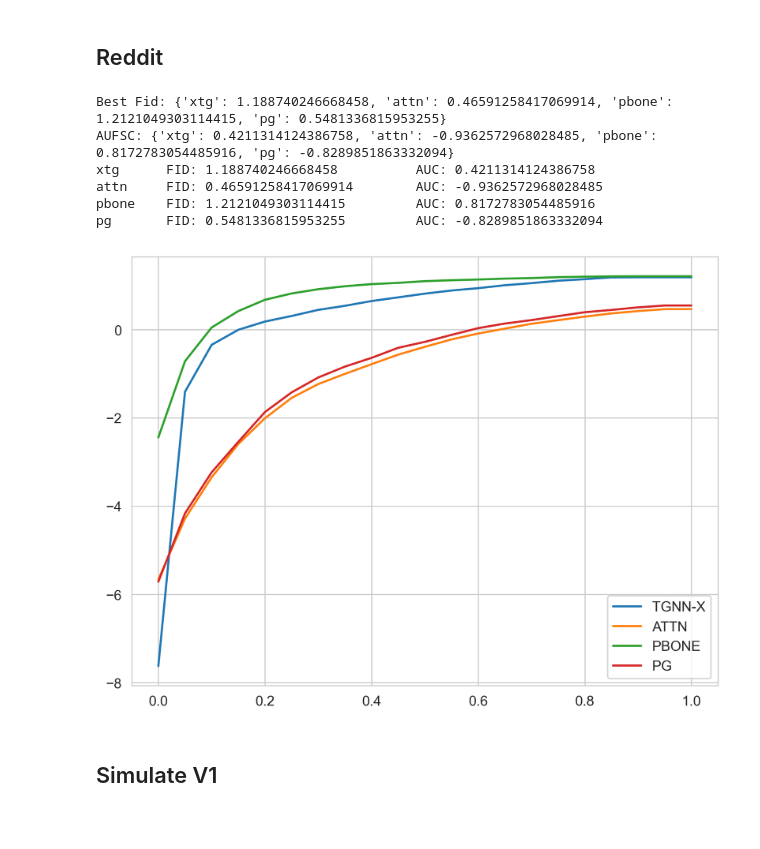
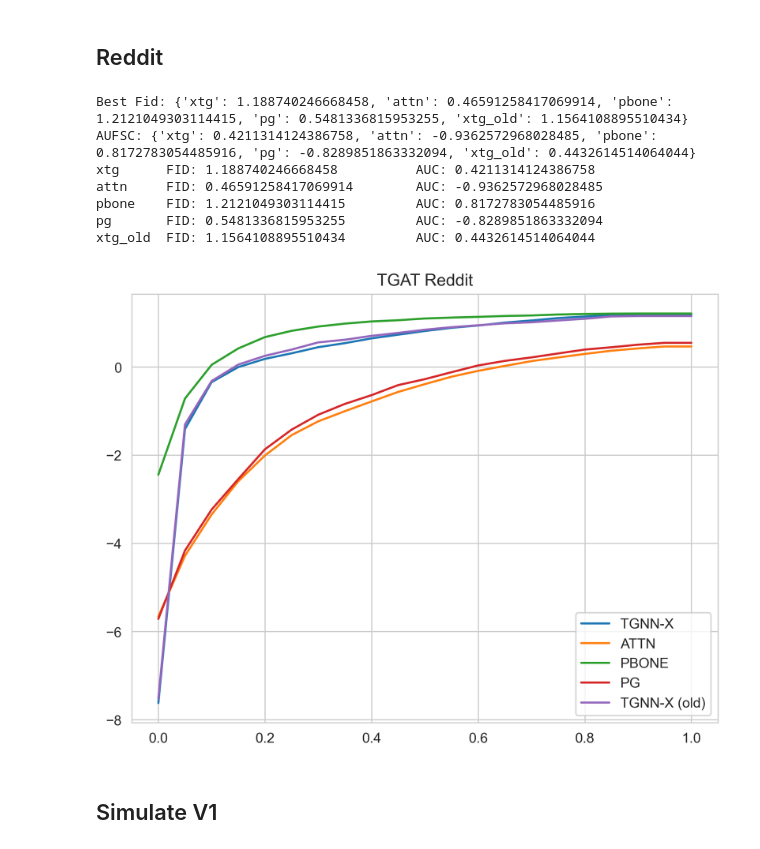
Before and after one commit to m-krastev/fact8-temporal-graph, a Jupyter notebook: notebooks/results_processing.ipynb, the cells around one changed output. Cells and saved outputs as stored; diff of their text form; code cells hidden in the pictures; blank space fills up the shorter version.

```diff
--- a/notebooks/results_processing.ipynb
+++ b/notebooks/results_processing.ipynb
@@ -8,11 +8,13 @@ import matplotlib.pyplot as plt
 import seaborn as sns
 import torch
 
+
+
 sns.set_style("whitegrid")
 plt.rcParams['figure.dpi'] = 300
 
-results_path = Path("/Users/Matey/project/fact8/benchmarks/results/")
-mcts_path = Path("/Users/Matey/project/fact8/tgnnexplainer/xgraph/saved_mcts_results/")
+results_path = Path(os.path.dirname(os.getcwd())) / "benchmarks/results"
+mcts_path = Path(os.path.dirname(os.getcwd())) / "tgnnexplainer/xgraph/saved_mcts_results/"
 
-explainers = ["xtg", "attn", "pbone", "pg"]
-labels = {k: v for k, v in zip(explainers, ["TGNN-X", "ATTN", "PBONE", "PG"])}
+explainers = ["xtg", "attn", "pbone", "pg", "xtg_old"]
+labels = {k: v for k, v in zip(explainers, ["TGNN-X", "ATTN", "PBONE", "PG", "TGNN-X (old)"])}
@@ -127,10 +137,11 @@ tgat_wikipedia_files = {
     for k, v in zip(
         explainers,
         [
-            "tgat_wikipedia_subgraphx_tg_110314_to_155614_eval_pg_true_pg_positive.csv",
-            "tgat_wikipedia_attn_explainer_tg_110314_to_155614_eval.csv",
-            "tgat_wikipedia_pbone_explainer_tg_110314_to_155614_eval.csv",
-            "tgat_wikipedia_pg_explainer_tg_110314_to_155614_eval.csv",
+            "tgat_wikipedia_subgraphx_tg_110314_to_155614_eval_mlp_true_pg_positive_th20.csv",
+            "tgat_wikipedia_attn_explainer_tg_110314_to_155614_eval_th20.csv",
+            "tgat_wikipedia_pbone_explainer_tg_110314_to_155614_eval_th20.csv",
+            "tgat_wikipedia_pg_explainer_tg_110314_to_155614_eval_th20.csv",
+            "tgat_wikipedia_subgraphx_tg_110314_to_155151_eval_pg_true_pg_positive_th20.csv"
         ],
     )
 }
@@ -156,5 +167,6 @@ for k, tab in tgat_wikipedia_tabs.items():
     )
     plt.plot(tab.index, tab["fid_inv_best"], label=labels[k])
 plt.legend();plt.tight_layout()
+plt.title("TGAT Wikipedia")
 plt.savefig("plots/tgat_wikipedia.png")
 # %% [output]
@@ -173,45 +186,48 @@ tgat_reddit_files = {
     for k, v in zip(
         explainers,
         [
-            "tgat_reddit_subgraphx_tg_470920_to_665351_eval_pg_true_pg_positive.csv",
-            "tgat_reddit_attn_explainer_tg_470920_to_665351_eval.csv",
-            "tgat_reddit_pbone_explainer_tg_470920_to_665351_eval.csv",
-            "tgat_reddit_pg_explainer_tg_470920_to_665351_eval.csv",
+            "tgat_reddit_subgraphx_tg_470920_to_665351_eval_mlp_true_pg_positive_th20.csv",
+            "tgat_reddit_attn_explainer_tg_470920_to_665351_eval_th20.csv",
+            "tgat_reddit_pbone_explainer_tg_470920_to_665351_eval_th20.csv",
+            "tgat_reddit_pg_explainer_tg_470920_to_665351_eval_th20.csv",
+            "tgat_reddit_subgraphx_tg_470920_to_663534_eval_pg_true_pg_positive_th20.csv"
         ],
     )
 }
 
 tgat_reddit_tabs = {
     k: pd.read_csv(v).groupby("sparsity").mean() for k, v in tgat_reddit_files.items()
 }
 
 tgat_reddit_best_fids = {
     k: tab["fid_inv_best"].max() for k, tab in tgat_reddit_tabs.items()
 }
 
 tgat_reddit_aufsc = {
     k: np.trapz(tab["fid_inv_best"], tab.index)
     for k, tab in tgat_reddit_tabs.items()
 }
 
 print("Best Fid:", tgat_reddit_best_fids)
 print("AUFSC:", tgat_reddit_aufsc)
 
 for k, tab in tgat_reddit_tabs.items():
     print(
         f"{k}\t FID: {tab['fid_inv_best'].max()} \t AUC: {np.trapz(tab['fid_inv_best'], tab.index)}"
     )
     plt.plot(tab.index, tab["fid_inv_best"], label=labels[k])
 plt.legend();plt.tight_layout()
+plt.title("TGAT Reddit")
 plt.savefig("plots/tgat_reddit.png")
 # %% [output]
-Best Fid: {'xtg': 1.188740246668458, 'attn': 0.46591258417069914, 'pbone': 1.2121049303114415, 'pg': 0.5481336815953255}
-AUFSC: {'xtg': 0.4211314124386758, 'attn': -0.9362572968028485, 'pbone': 0.8172783054485916, 'pg': -0.8289851863332094}
+Best Fid: {'xtg': 1.188740246668458, 'attn': 0.46591258417069914, 'pbone': 1.2121049303114415, 'pg': 0.5481336815953255, 'xtg_old': 1.1564108895510434}
+AUFSC: {'xtg': 0.4211314124386758, 'attn': -0.9362572968028485, 'pbone': 0.8172783054485916, 'pg': -0.8289851863332094, 'xtg_old': 0.4432614514064044}
 xtg      FID: 1.188740246668458          AUC: 0.4211314124386758
 attn     FID: 0.46591258417069914        AUC: -0.9362572968028485
 pbone    FID: 1.2121049303114415         AUC: 0.8172783054485916
 pg       FID: 0.5481336815953255         AUC: -0.8289851863332094
+xtg_old  FID: 1.1564108895510434         AUC: 0.4432614514064044
-[figure, old version]
+[figure, new version]
 # %% [markdown]
 ## Simulate V1
 # %%
```
Also changed, not shown: parts of 12 cells of this notebook, 12 other files.
